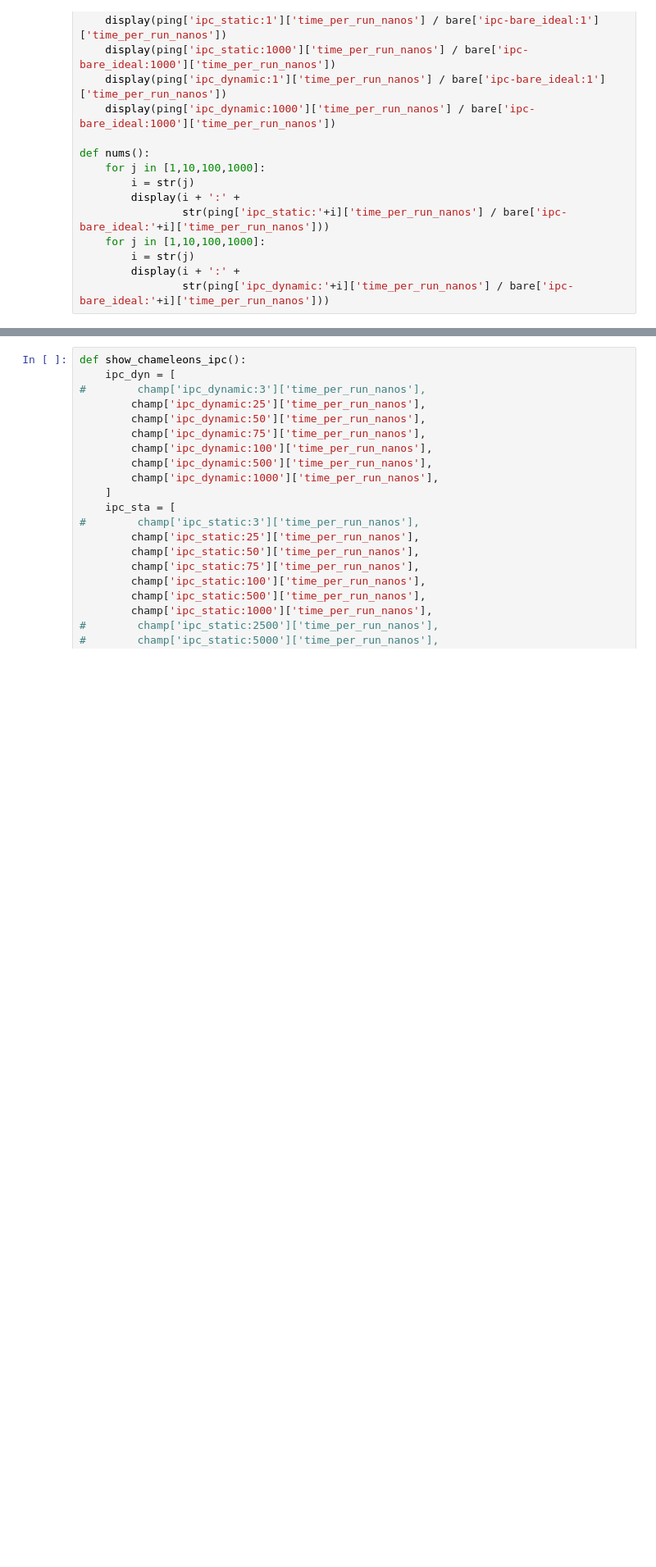
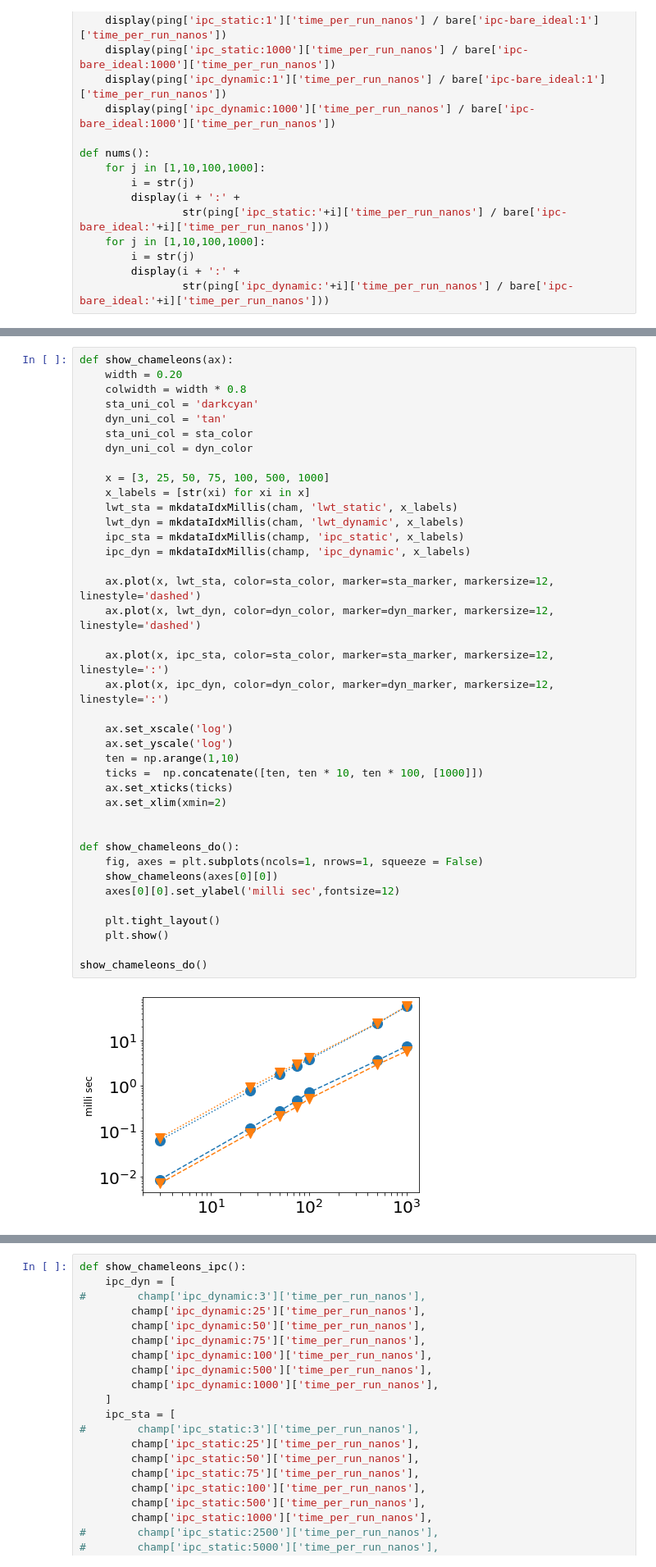
Before and after one commit to keigoi/ocaml-mpst, a Jupyter notebook: benchmark/graphs/Graphs.ipynb, the cells around one changed output, grey strips where cells are left out. Shown: that part at 82% size. Drawn from its saved outputs; the diff is of its cells as text; blank space fills up the shorter version.

```diff
--- a/benchmark/graphs/Graphs.ipynb
+++ b/benchmark/graphs/Graphs.ipynb
@@ -554,0 +342,41 @@ NameError: name 'show_chameleons' is not defined
+# %%
+def show_chameleons(ax):
+    width = 0.20
+    colwidth = width * 0.8
+    sta_uni_col = 'darkcyan'
+    dyn_uni_col = 'tan'
+    sta_uni_col = sta_color
+    dyn_uni_col = dyn_color
+
+    x = [3, 25, 50, 75, 100, 500, 1000]
+    x_labels = [str(xi) for xi in x]
+    lwt_sta = mkdataIdxMillis(cham, 'lwt_static', x_labels)
+    lwt_dyn = mkdataIdxMillis(cham, 'lwt_dynamic', x_labels)
+    ipc_sta = mkdataIdxMillis(champ, 'ipc_static', x_labels)
+    ipc_dyn = mkdataIdxMillis(champ, 'ipc_dynamic', x_labels)
+
+    ax.plot(x, lwt_sta, color=sta_color, marker=sta_marker, markersize=12, linestyle='dashed')
+    ax.plot(x, lwt_dyn, color=dyn_color, marker=dyn_marker, markersize=12, linestyle='dashed')
+
+    ax.plot(x, ipc_sta, color=sta_color, marker=sta_marker, markersize=12, linestyle=':')
+    ax.plot(x, ipc_dyn, color=dyn_color, marker=dyn_marker, markersize=12, linestyle=':')
+
+    ax.set_xscale('log')
+    ax.set_yscale('log')
+    ten = np.arange(1,10)
+    ticks =  np.concatenate([ten, ten * 10, ten * 100, [1000]])
+    ax.set_xticks(ticks)
+    ax.set_xlim(xmin=2)
+
+
+def show_chameleons_do():
+    fig, axes = plt.subplots(ncols=1, nrows=1, squeeze = False)
+    show_chameleons(axes[0][0])
+    axes[0][0].set_ylabel('milli sec',fontsize=12)
+
+    plt.tight_layout()
+    plt.show()
+
+show_chameleons_do()
+# %% [output]
+[figure, added]
```
Also changed, not shown: parts of 17 cells of this notebook, 1 other file.
